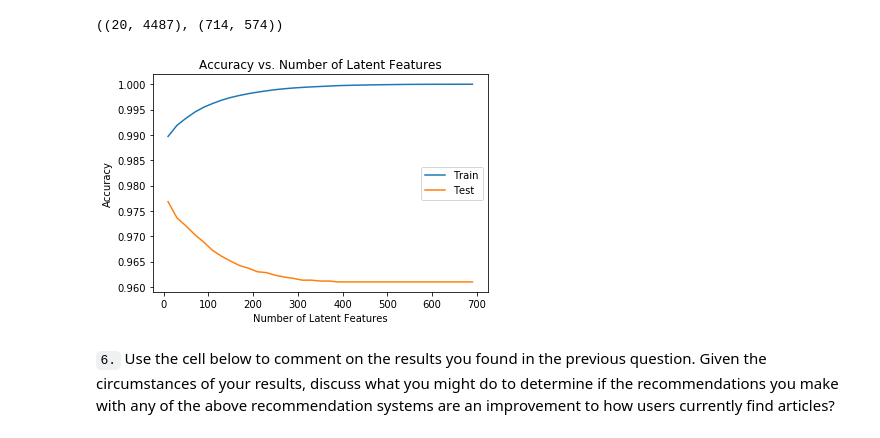
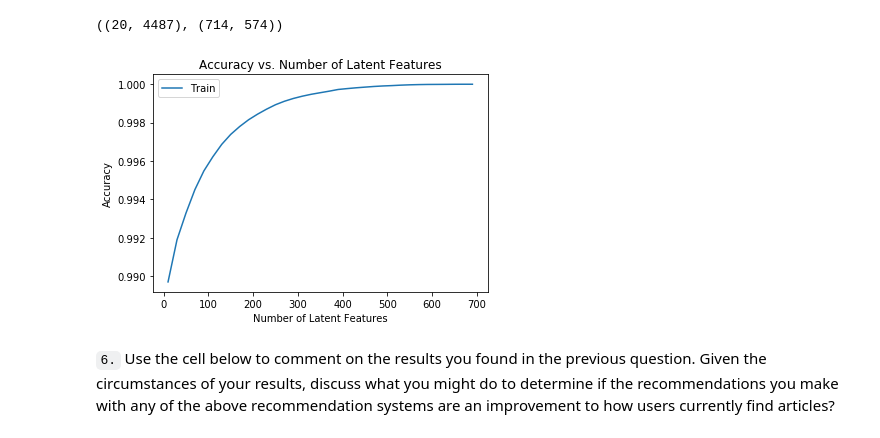
Before and after one commit to kinaMouelouel/Recommendations_with_IBM, a Jupyter notebook: Recommendations_with_IBM.ipynb, the cells around one changed output. Cells and saved outputs as stored; diff of their text form; code cells hidden in the pictures.

```diff
--- a/Recommendations_with_IBM.ipynb
+++ b/Recommendations_with_IBM.ipynb
@@ -905,7 +905,6 @@ u_test.shape, vt_test.shape
 # %%
 num_latent_feats = np.arange(10,700+10,20)
 sum_errs_train = []
-sum_errs_test = []
 
 for k in num_latent_feats:
 
@@ -926,16 +925,14 @@ for k in num_latent_feats:
     err_test = np.sum(np.sum(np.abs(diffs_test)))
 
     sum_errs_train.append(err_train)
-    sum_errs_test.append(err_test)
 # %%
 plt.plot(num_latent_feats, 1 - np.array(sum_errs_train)/(user_item_train.shape[0]*user_item_test.shape[1]), label='Train');
-plt.plot(num_latent_feats, 1 - np.array(sum_errs_test)/(user_item_test.shape[0]*user_item_test.shape[1]), label='Test');
 plt.xlabel('Number of Latent Features');
 plt.ylabel('Accuracy');
 plt.title('Accuracy vs. Number of Latent Features');
 plt.legend();
 # %% [output]
-[figure, old version]
+[figure, new version]
 # %% [markdown]
 `6.` Use the cell below to comment on the results you found in the previous question. Given the circumstances of your results, discuss what you might do to determine if the recommendations you make with any of the above recommendation systems are an improvement to how users currently find articles?
 # %% [markdown]
```
Also changed, not shown: parts of 1 cell of this notebook, 2 other files.
